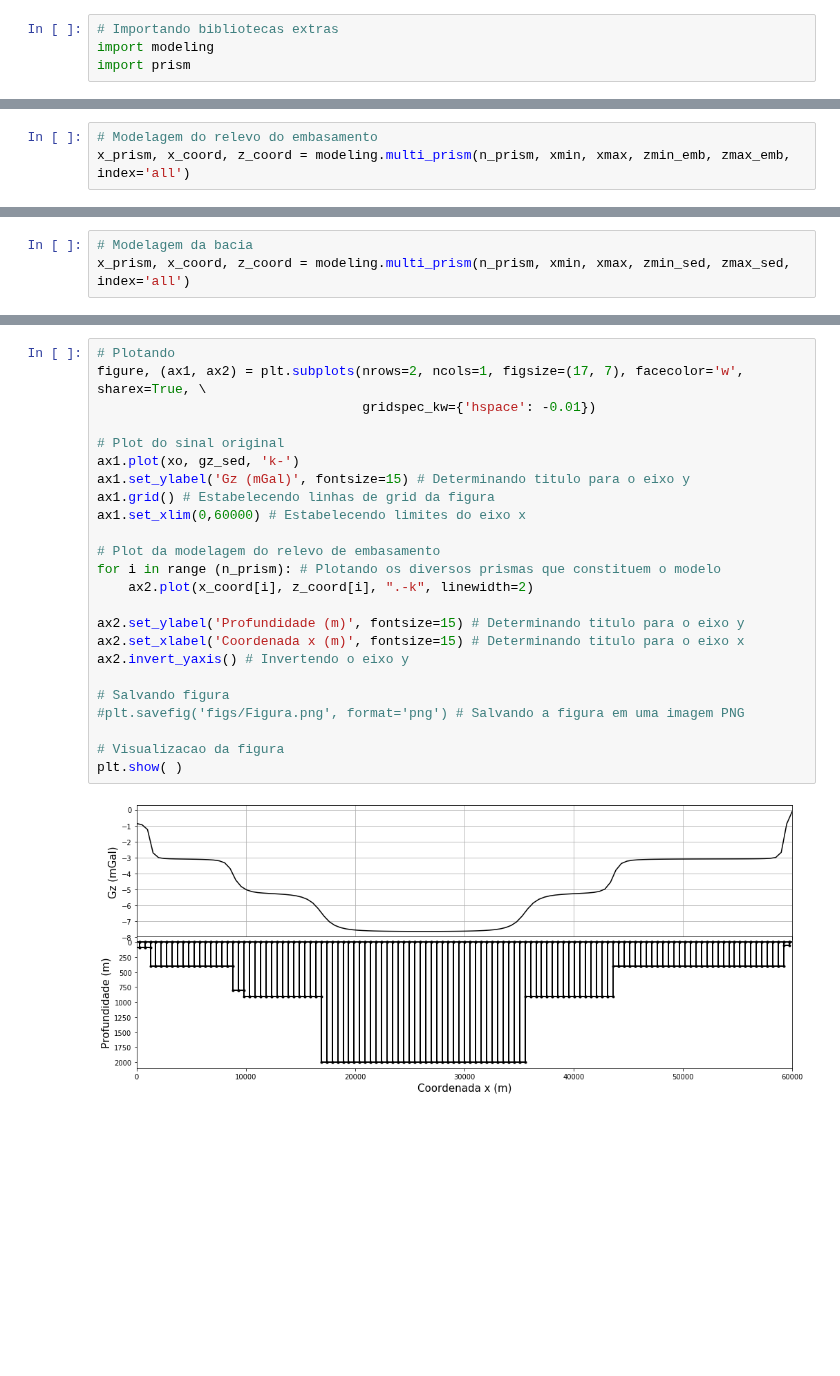
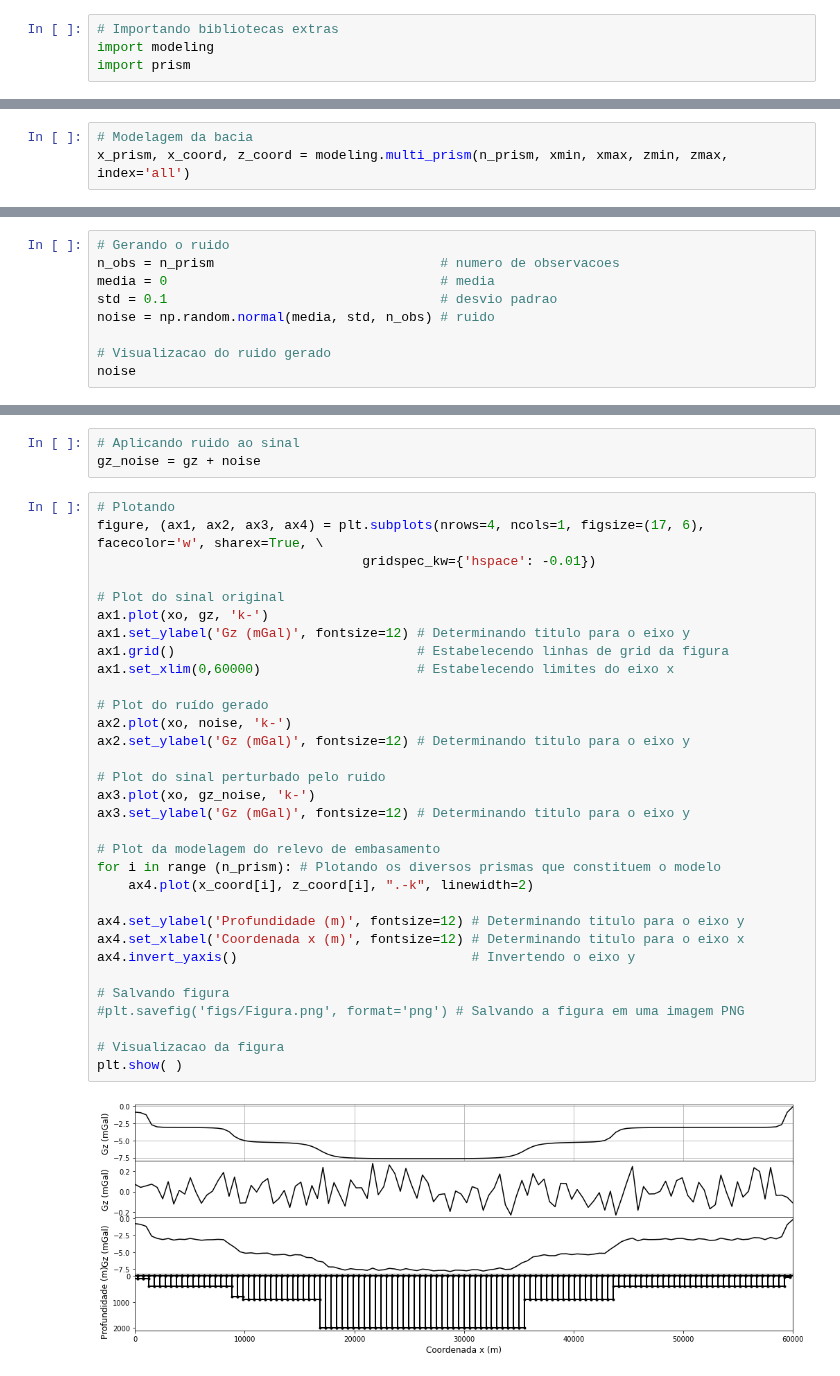
Before and after one commit to brunolf96/IC-UFF, a Jupyter notebook: modelagem_bacia.ipynb, the cells around one changed output, grey strips where cells are left out. Cells and saved outputs as stored; diff of their text form; blank space fills up the shorter version.

```diff
--- a/modelagem_bacia.ipynb
+++ b/modelagem_bacia.ipynb
@@ -62,4 +64,4 @@ zmin_emb = np.array(zmin_emb)
 # %%
-# Modelagem do relevo do embasamento
-x_prism, x_coord, z_coord = modeling.multi_prism(n_prism, xmin, xmax, zmin_emb, zmax_emb, index='all')
+# Modelagem da bacia
+x_prism, x_coord, z_coord = modeling.multi_prism(n_prism, xmin, xmax, zmin, zmax, index='all')
 # %% [output]
@@ -157,3 +115,0 @@ zmin_sed = np.array(zmin_sed)
-# %%
-# Modelagem da bacia
-x_prism, x_coord, z_coord = modeling.multi_prism(n_prism, xmin, xmax, zmin_sed, zmax_sed, index='all')
@@ -181,0 +116,9 @@ gz_sed = prism.prism3D_gz(xo, yo, zo, xprism, yprism, top, bottom, deltax, delta
+# %%
+# Gerando o ruido
+n_obs = n_prism                             # numero de observacoes
+media = 0                                   # media
+std = 0.1                                   # desvio padrao
+noise = np.random.normal(media, std, n_obs) # ruido
+
+# Visualizacao do ruido gerado
+noise
@@ -182,26 +143,37 @@ gz_sed = prism.prism3D_gz(xo, yo, zo, xprism, yprism, top, bottom, deltax, delta
+# %%
+# Aplicando ruido ao sinal
+gz_noise = gz + noise
 # %%
 # Plotando
-figure, (ax1, ax2) = plt.subplots(nrows=2, ncols=1, figsize=(17, 7), facecolor='w', sharex=True, \
+figure, (ax1, ax2, ax3, ax4) = plt.subplots(nrows=4, ncols=1, figsize=(17, 6), facecolor='w', sharex=True, \
                                   gridspec_kw={'hspace': -0.01})
 
 # Plot do sinal original
-ax1.plot(xo, gz_sed, 'k-')
-ax1.set_ylabel('Gz (mGal)', fontsize=15) # Determinando titulo para o eixo y
-ax1.grid() # Estabelecendo linhas de grid da figura
-ax1.set_xlim(0,60000) # Estabelecendo limites do eixo x
+ax1.plot(xo, gz, 'k-')
+ax1.set_ylabel('Gz (mGal)', fontsize=12) # Determinando titulo para o eixo y
+ax1.grid()                               # Estabelecendo linhas de grid da figura
+ax1.set_xlim(0,60000)                    # Estabelecendo limites do eixo x
+
+# Plot do ruído gerado
+ax2.plot(xo, noise, 'k-')
+ax2.set_ylabel('Gz (mGal)', fontsize=12) # Determinando titulo para o eixo y
+
+# Plot do sinal perturbado pelo ruido
+ax3.plot(xo, gz_noise, 'k-')
+ax3.set_ylabel('Gz (mGal)', fontsize=12) # Determinando titulo para o eixo y
 
 # Plot da modelagem do relevo de embasamento
 for i in range (n_prism): # Plotando os diversos prismas que constituem o modelo
-    ax2.plot(x_coord[i], z_coord[i], ".-k", linewidth=2)
+    ax4.plot(x_coord[i], z_coord[i], ".-k", linewidth=2)
 
-ax2.set_ylabel('Profundidade (m)', fontsize=15) # Determinando titulo para o eixo y
-ax2.set_xlabel('Coordenada x (m)', fontsize=15) # Determinando titulo para o eixo x
-ax2.invert_yaxis() # Invertendo o eixo y
+ax4.set_ylabel('Profundidade (m)', fontsize=12) # Determinando titulo para o eixo y
+ax4.set_xlabel('Coordenada x (m)', fontsize=12) # Determinando titulo para o eixo x
+ax4.invert_yaxis()                              # Invertendo o eixo y
 
 # Salvando figura
 #plt.savefig('figs/Figura.png', format='png') # Salvando a figura em uma imagem PNG
 
 # Visualizacao da figura
 plt.show( )
 # %% [output]
-[figure, old version]
+[figure, new version]
```
Also changed, not shown: parts of 22 cells of this notebook.
